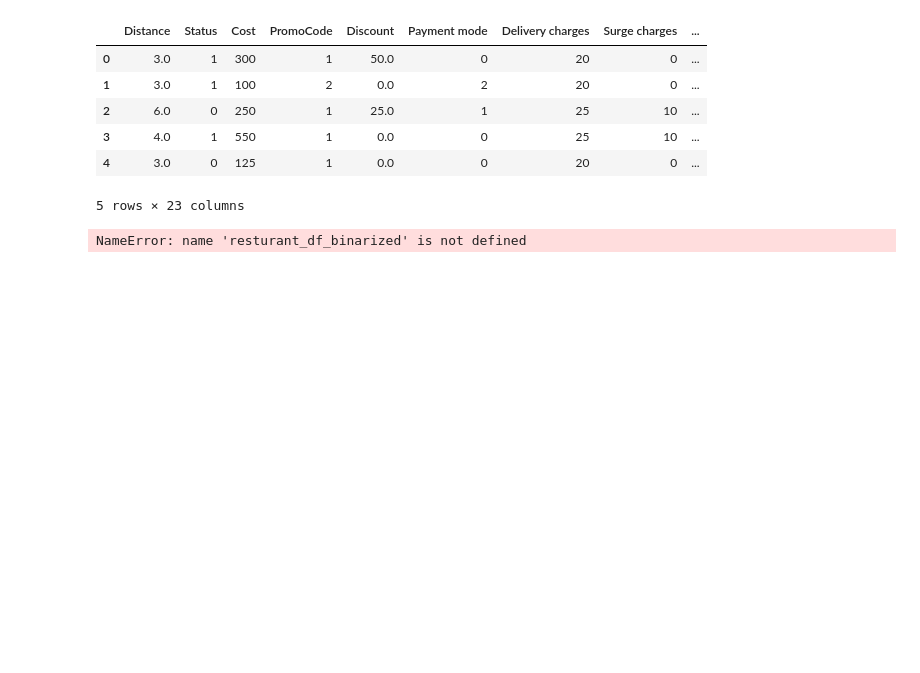
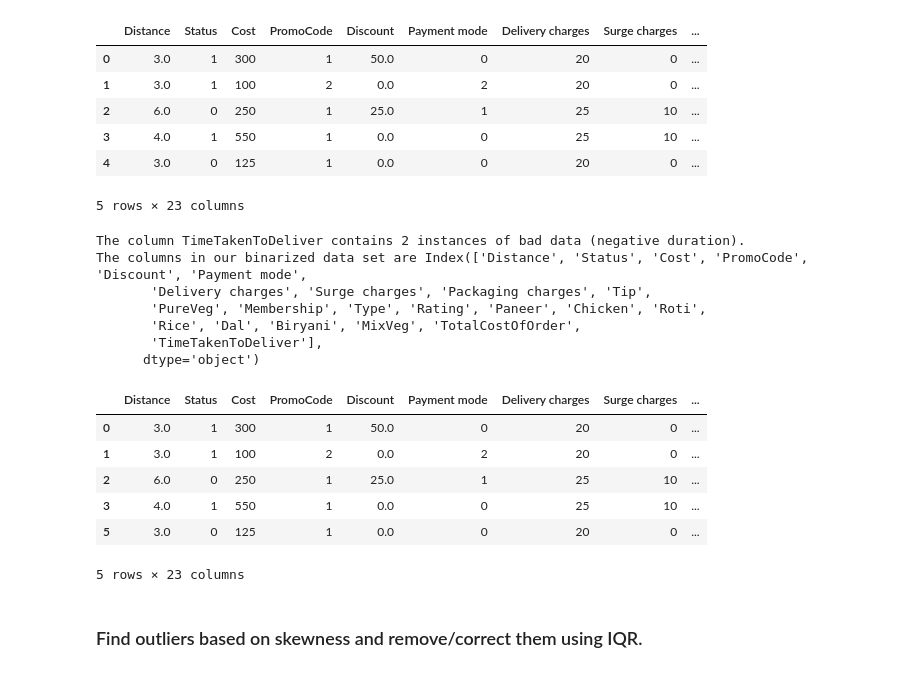
Before and after one commit to anand0105/FeatureEngg_MiniProject, a Jupyter notebook: MiniProject_FeatureEngg.ipynb, the cells around one changed output. Saved outputs shown, nothing was run; the diff lists cells and outputs as text; code cells hidden in the pictures; blank space fills up the shorter version.

```diff
--- a/MiniProject_FeatureEngg.ipynb
+++ b/MiniProject_FeatureEngg.ipynb
@@ -343,14 +374,30 @@ Since the time taken to deliver an order has been derived, the columns DateTime
 # %%
 # The new feature TimeTakenToDeliver contains some values in the negative range. This is not possible since it means that the order has been delivered before dispatched or even ordered. Such rows can be removed as they will negatively impact perforamce of prediction.
 
 print(str.format('The column TimeTakenToDeliver contains {0} instances of bad data (negative duration).', resturant_df_binarized['TimeTakenToDeliver'].str.contains('-').sum()))
 
 idx_bad_data = resturant_df_binarized['TimeTakenToDeliver'].str.contains('-')
 idx_bad_data = idx_bad_data[(idx_bad_data == True)].index
 
 # Drop all records that have negative values for TimeTakenToDeliver
 resturant_df_binarized = resturant_df_binarized.drop(labels=idx_bad_data, axis=0)
 
-print(resturant_df_binarized.columns)
+print(f'The columns in our binarized data set are {resturant_df_binarized.columns}\n')
+resturant_df_binarized.head()
 # %% [output]
-NameError: name 'resturant_df_binarized' is not defined
+The column TimeTakenToDeliver contains 2 instances of bad data (negative duration).
+The columns in our binarized data set are Index(['Distance', 'Status', 'Cost', 'PromoCode', 'Discount', 'Payment mode',
+       'Delivery charges', 'Surge charges', 'Packaging charges', 'Tip',
+       'PureVeg', 'Membership', 'Type', 'Rating', 'Paneer', 'Chicken', 'Roti',
+       'Rice', 'Dal', 'Biryani', 'MixVeg', 'TotalCostOfOrder',
+       'TimeTakenToDeliver'],
+      dtype='object')
+|  | Distance | Status | Cost | PromoCode | Discount | Payment mode | Delivery charges | Surge charges | ... |
+| 0 | 3.0 | 1 | 300 | 1 | 50.0 | 0 | 20 | 0 | ... |
+| 1 | 3.0 | 1 | 100 | 2 | 0.0 | 2 | 20 | 0 | ... |
+| 2 | 6.0 | 0 | 250 | 1 | 25.0 | 1 | 25 | 10 | ... |
+| 3 | 4.0 | 1 | 550 | 1 | 0.0 | 0 | 25 | 10 | ... |
+| 5 | 3.0 | 0 | 125 | 1 | 0.0 | 0 | 20 | 0 | ... |
+5 rows × 23 columns
+# %% [markdown]
+### Find outliers based on skewness and remove/correct them using IQR.
```
Also changed, not shown: parts of 9 cells of this notebook.
